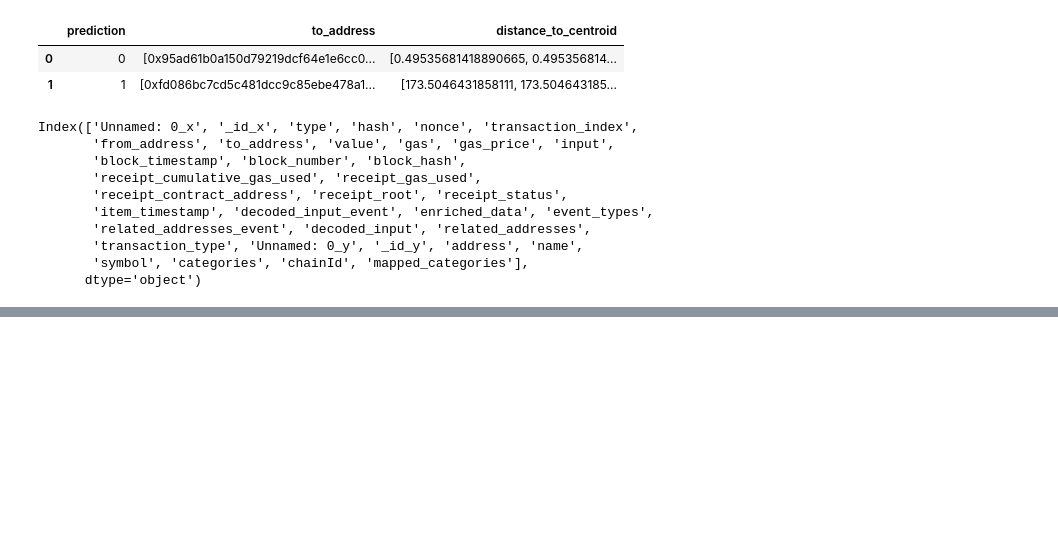
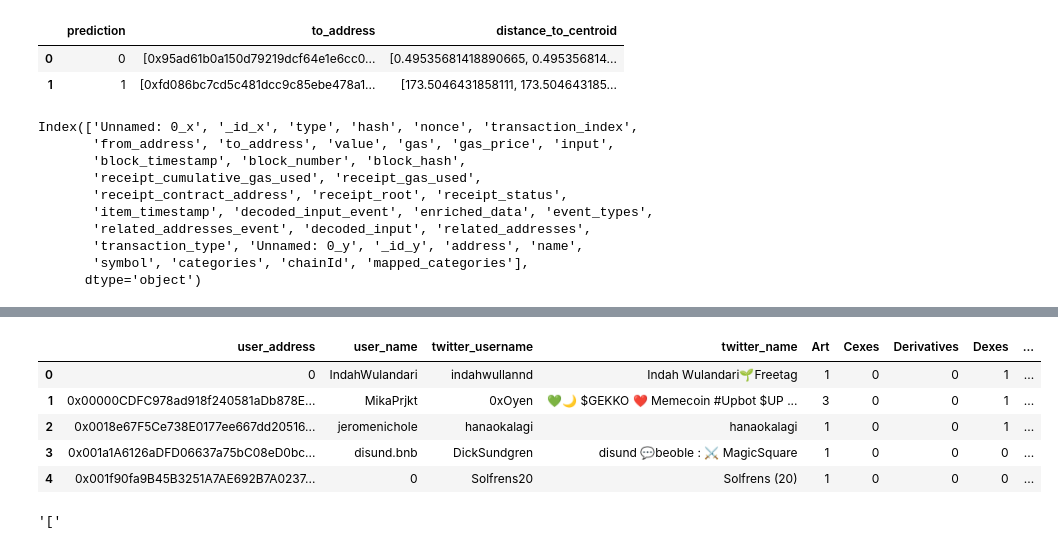
Before and after one commit to IT4043E-IT5384-2023/IT4043E_Group6_Problem2, a Jupyter notebook: Dev/GroupProjectbyCentroid/test.ipynb, the cells around one changed output, grey strips where cells are left out. Drawn from its saved outputs; the diff is of its cells as text; code cells hidden in the pictures; blank space fills up the shorter version.

```diff
--- a/Dev/GroupProjectbyCentroid/test.ipynb
+++ b/Dev/GroupProjectbyCentroid/test.ipynb
@@ -120,0 +155,18 @@ Index(['Unnamed: 0_x', '_id_x', 'type', 'hash', 'nonce', 'transaction_index',
+# %%
+cate = ["Art",
+               "Cexes",
+               "Derivatives",
+               "Dexes",
+               "Gaming",
+               "Indexes",
+               "Infrastructure",
+               "Lending",
+               "Memberships",
+               "PFPs",
+               "Services",
+               "Stablecoins",
+               "Virtual Worlds",
+               "Yield"]
+for column in cate:
+    indices_with_feature = df[column].idxmax()
+    print(f"Indices where feature '{column}' is equal to 1:", indices_with_feature)
@@ -120,0 +190,11 @@ Index(['Unnamed: 0_x', '_id_x', 'type', 'hash', 'nonce', 'transaction_index',
+# %%
+df['active_feature'] = df[cate].apply(lambda row: row.idxmax(), axis=1)
+# %%
+df.head()
+# %% [output]
+|  | user_address | user_name | twitter_username | twitter_name | Art | Cexes | Derivatives | Dexes | ... |
+| 0 | 0 | IndahWulandari | indahwullannd | Indah Wulandari🌱Freetag | 1 | 0 | 0 | 1 | ... |
+| 1 | 0x00000CDFC978ad918f240581aDb878E... | MikaPrjkt | 0xOyen | 💚🌙 $GEKKO ❤️ Memecoin #Upbot $UP ... | 3 | 0 | 0 | 1 | ... |
+| 2 | 0x0018e67F5Ce738E0177ee667dd20516... | jeromenichole | hanaokalagi | hanaokalagi | 1 | 0 | 0 | 1 | ... |
+| 3 | 0x001a1A6126aDFD06637a75bC08eD0bc... | disund.bnb | DickSundgren | disund 💬beoble : ⚔️ MagicSquare | 1 | 0 | 0 | 0 | ... |
+| 4 | 0x001f90fa9B45B3251A7AE692B7A0237... | 0 | Solfrens20 | Solfrens (20) | 1 | 0 | 0 | 0 | ... |
@@ -120,0 +209,4 @@ Index(['Unnamed: 0_x', '_id_x', 'type', 'hash', 'nonce', 'transaction_index',
+# %%
+df['distance_to_centroid'][0]
+# %% [output]
+'['
```
Also changed, not shown: parts of 14 cells of this notebook, 55 other files.
